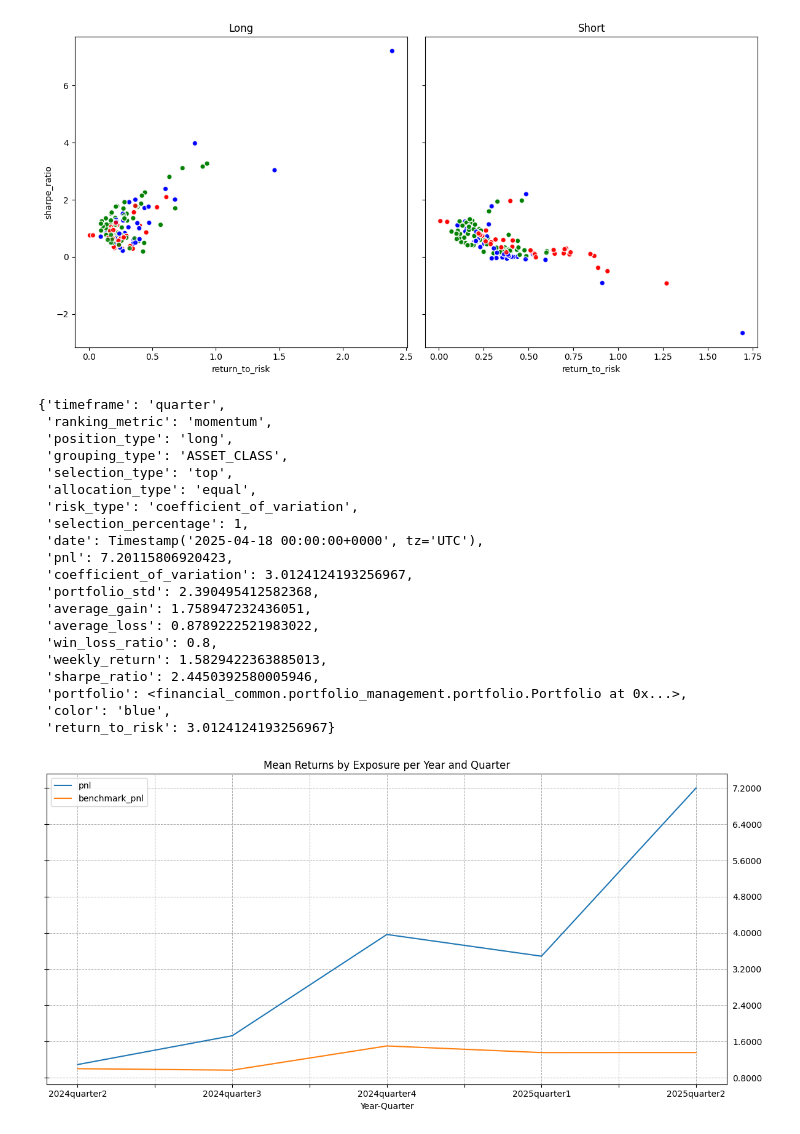
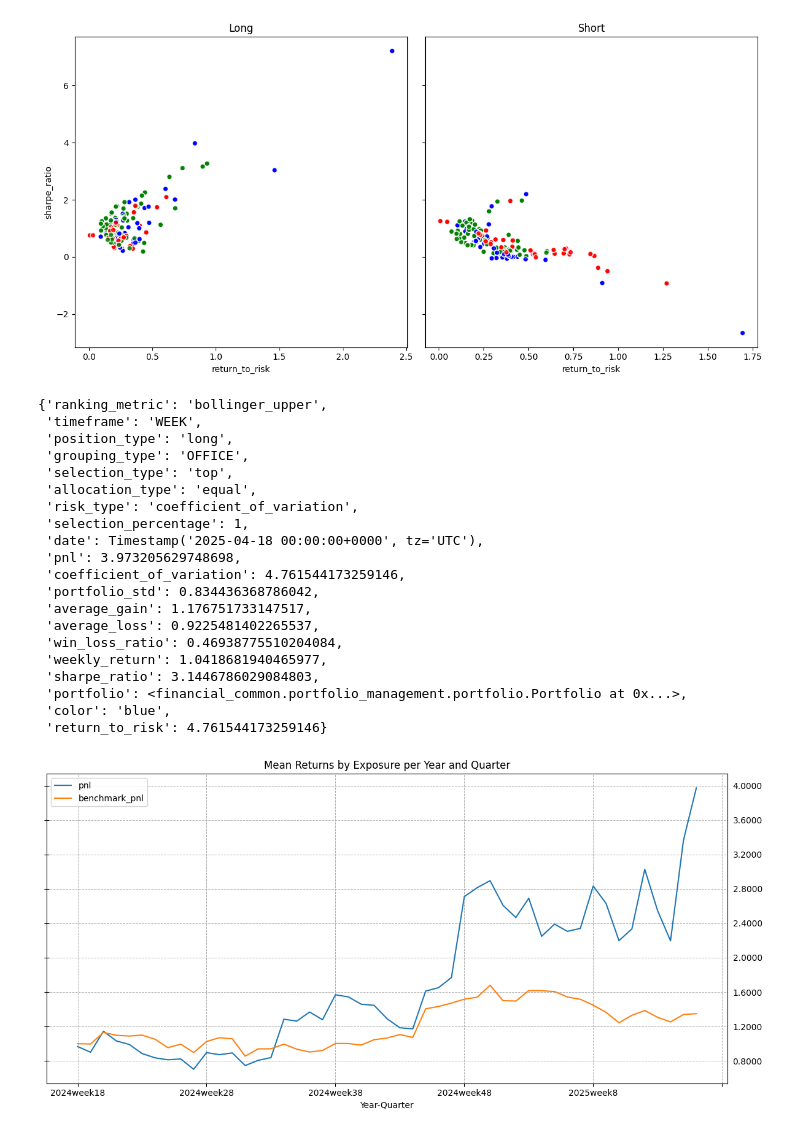
Before and after one commit to chung-ejy/orivault, a Jupyter notebook: studies/swing_trading_study/speculation_basic_crypto.ipynb, the cells around one changed output. Saved outputs shown, nothing was run; the diff lists cells and outputs as text; code cells hidden in the pictures.

```diff
--- a/studies/swing_trading_study/speculation_basic_crypto.ipynb
+++ b/studies/swing_trading_study/speculation_basic_crypto.ipynb
@@ -176,29 +177,29 @@ plt.show()
 # %% [output]
 [figure]
 # %%
-top = a.sort_values("pnl",ascending=False).head(1).to_dict("records")[0]
+top = a[a["timeframe"]=="WEEK"].sort_values("pnl",ascending=False).head(1).to_dict("records")[0]
 top
 # %% [output]
-{'timeframe': 'quarter',
- 'ranking_metric': 'momentum',
+{'ranking_metric': 'bollinger_upper',
+ 'timeframe': 'WEEK',
  'position_type': 'long',
- 'grouping_type': 'ASSET_CLASS',
+ 'grouping_type': 'OFFICE',
  'selection_type': 'top',
  'allocation_type': 'equal',
  'risk_type': 'coefficient_of_variation',
  'selection_percentage': 1,
  'date': Timestamp('2025-04-18 00:00:00+0000', tz='UTC'),
- 'pnl': 7.20115806920423,
- 'coefficient_of_variation': 3.0124124193256967,
- 'portfolio_std': 2.390495412582368,
- 'average_gain': 1.758947232436051,
- 'average_loss': 0.8789222521983022,
- 'win_loss_ratio': 0.8,
- 'weekly_return': 1.5829422363885013,
- 'sharpe_ratio': 2.4450392580005946,
+ 'pnl': 3.973205629748698,
+ 'coefficient_of_variation': 4.761544173259146,
+ 'portfolio_std': 0.834436368786042,
+ 'average_gain': 1.176751733147517,
+ 'average_loss': 0.9225481402265537,
+ 'win_loss_ratio': 0.46938775510204084,
+ 'weekly_return': 1.0418681940465977,
+ 'sharpe_ratio': 3.1446786029084803,
  'portfolio': <financial_common.portfolio_management.portfolio.Portfolio at 0x...>,
  'color': 'blue',
- 'return_to_risk': 3.0124124193256967}
+ 'return_to_risk': 4.761544173259146}
 # %%
 pm = top["portfolio"]
 trades = pm.trades(simulation.copy()).merge(index[["ticker","industry"]],on="ticker",how="left")
@@ -206,31 +207,31 @@ trades = p.additional_date_columns(trades)
 portfolio = pm.portfolio(trades.copy(),benchmark.copy())
 portfolio = p.additional_date_columns(portfolio)
 # %%
-portfolio['Year-Quarter'] = portfolio["year"].astype(str) + pm.timeframe + portfolio[pm.timeframe].astype(str)
+portfolio['Year-Quarter'] = portfolio["year"].astype(str) + pm.timeframe.value + portfolio[pm.timeframe.value].astype(str)
 ax = portfolio[["Year-Quarter","pnl","benchmark_pnl"]].set_index("Year-Quarter").plot(
     kind="line",
     figsize=(12, 6),
     title="Mean Returns by Exposure per Year and Quarter"
 )
 
 # Set y-axis to have more precise ticks
 ax.tick_params(axis='y', direction='in', length=6)  # Adjust y-tick direction and length
 ax.yaxis.set_major_formatter(plt.FuncFormatter(lambda x, _: f'{x:.4f}'))  # Format y-ticks with 4 decimal places
 
 # Move y-ticks to the right side
 ax.yaxis.set_tick_params(which='both', direction='inout', length=6, labelleft=False, labelright=True)
 
 # Optionally adjust the number of ticks for better precision
 ax.yaxis.set_major_locator(plt.MaxNLocator(integer=False, prune='both'))
 
 # Add grid lines
 ax.grid(True, which='both', axis='both', linestyle='--', linewidth=0.7)
 
 # Display the plot
 plt.tight_layout()
 plt.show()
 # %% [output]
-[figure, old version]
+[figure, new version]
 # %%
 trades[["ticker","return"]].groupby("ticker").mean().sort_values("return",ascending=False)
 # %% [output]
```
Also changed, not shown: parts of 5 cells of this notebook, 3 other files.
